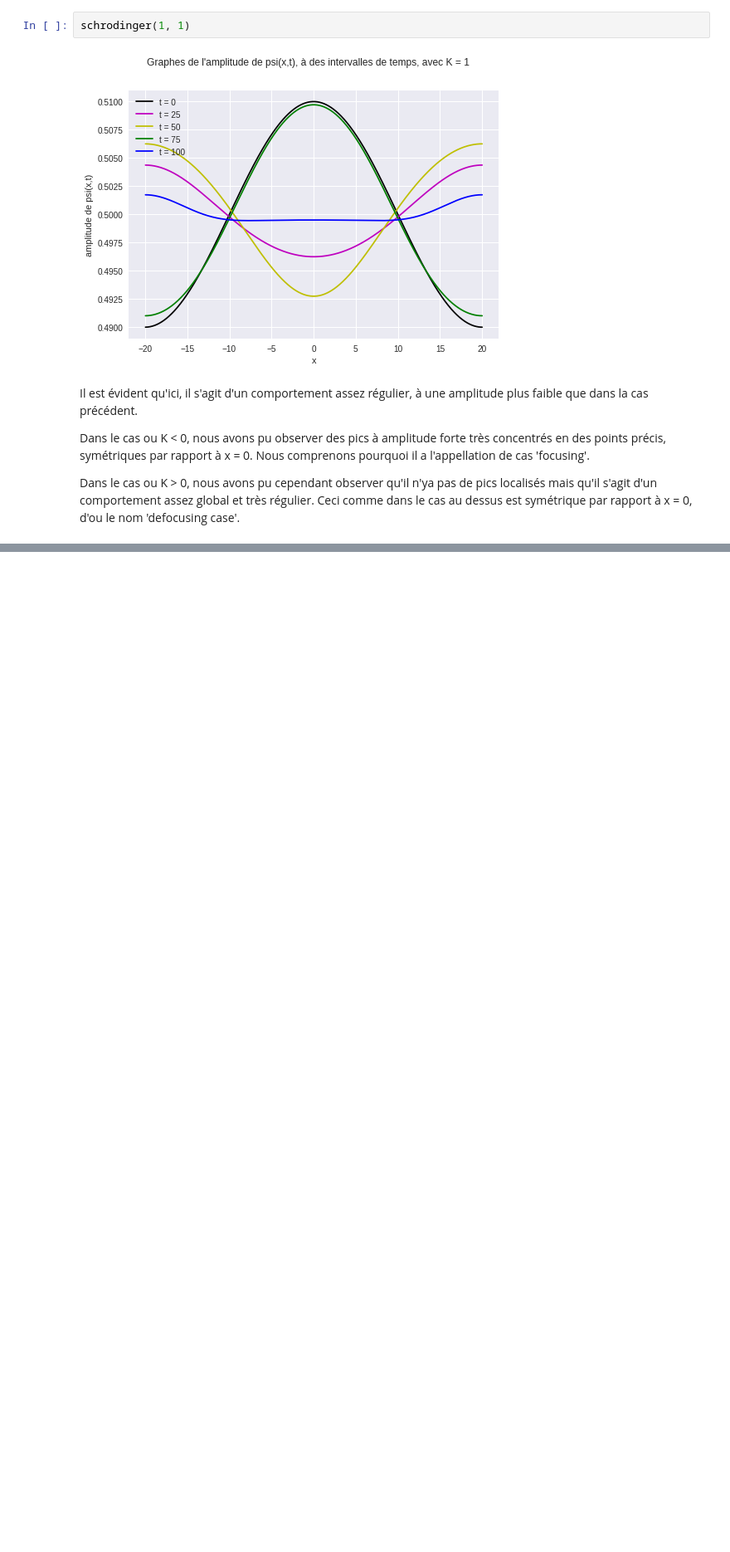
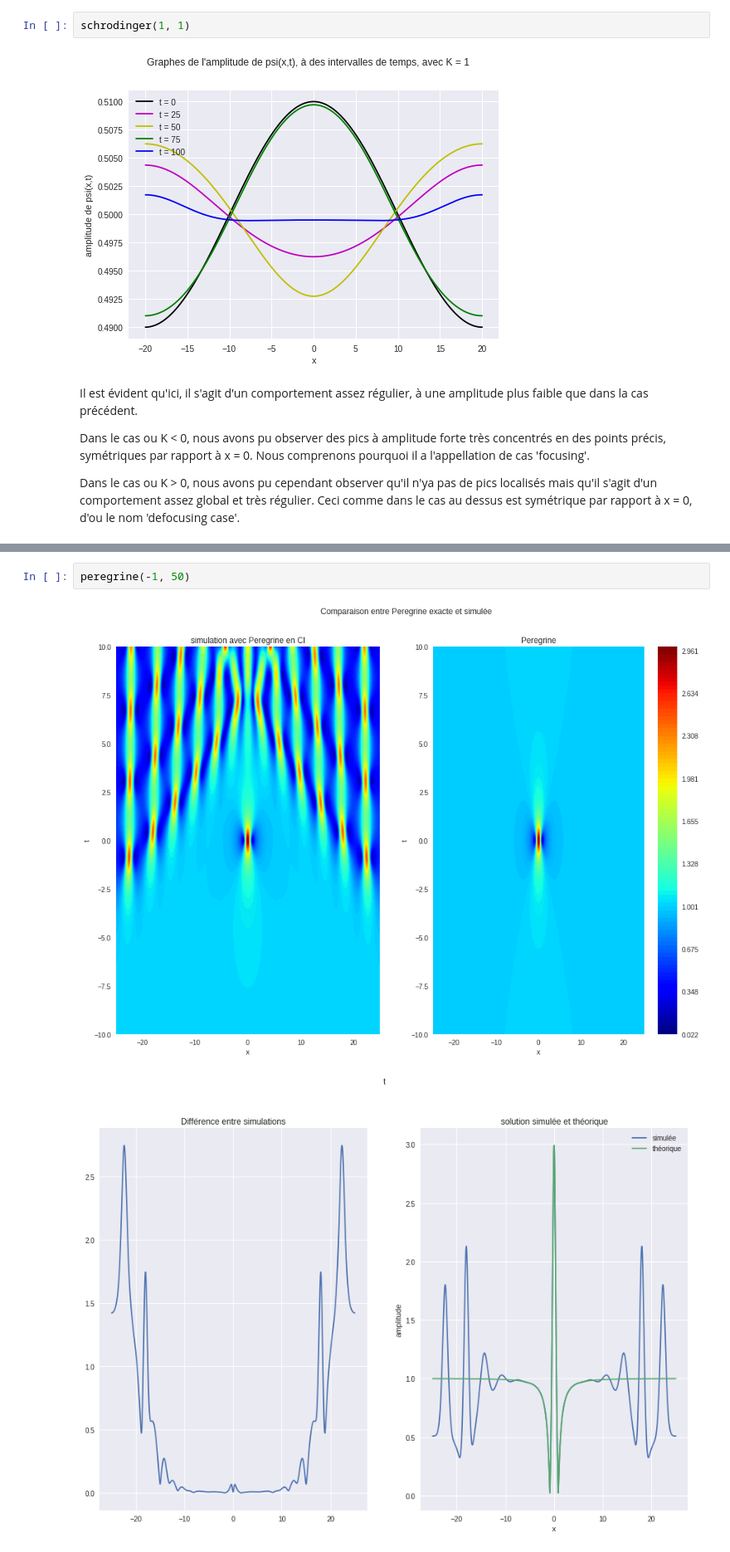
Before and after one commit to Darallia/Simulation_Numerique_en_Physique, a Jupyter notebook: Projet 2_ McCleery_de Almeida.ipynb, the cells around one changed output, grey strips where cells are left out. Shown at 83% size. Drawn from its saved outputs; the diff is of its cells as text; blank space fills up the shorter version.

```diff
--- a/Projet 2_ McCleery_de Almeida.ipynb
+++ b/Projet 2_ McCleery_de Almeida.ipynb
@@ -143,0 +173,5 @@ peregrine(-1, 6, 1, -3)
+# %%
+peregrine(-1, 50)
+# %% [output]
+[figure, added]
+[figure, added]
```
Also changed, not shown: parts of 9 cells of this notebook.
